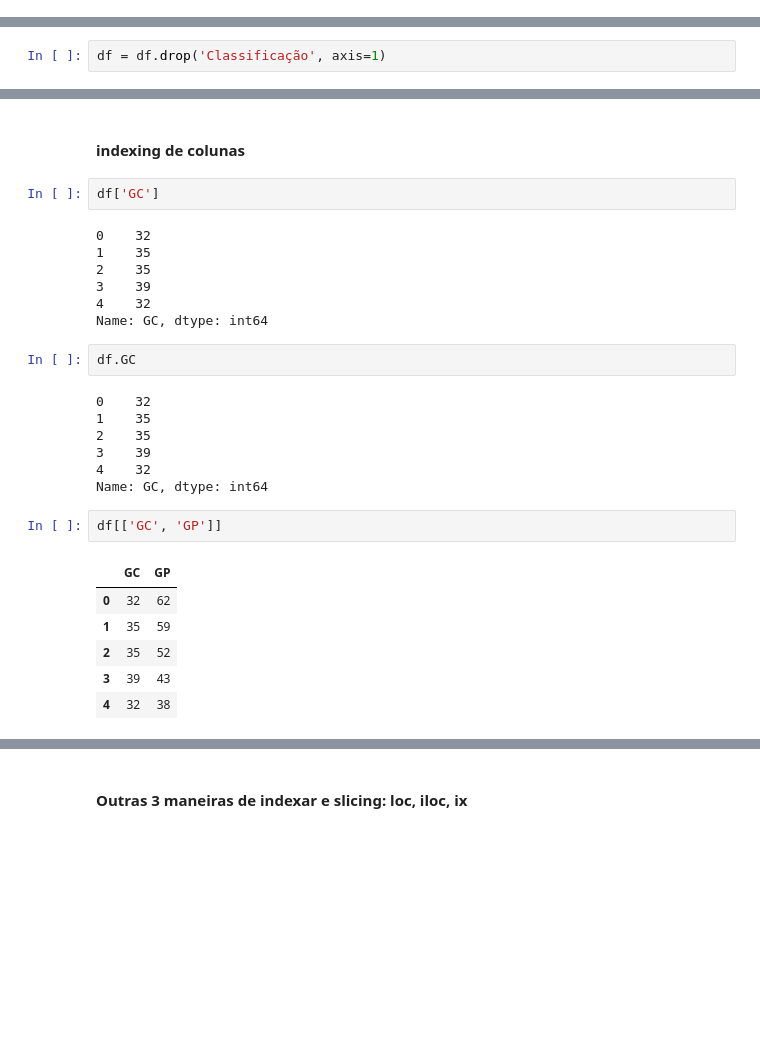
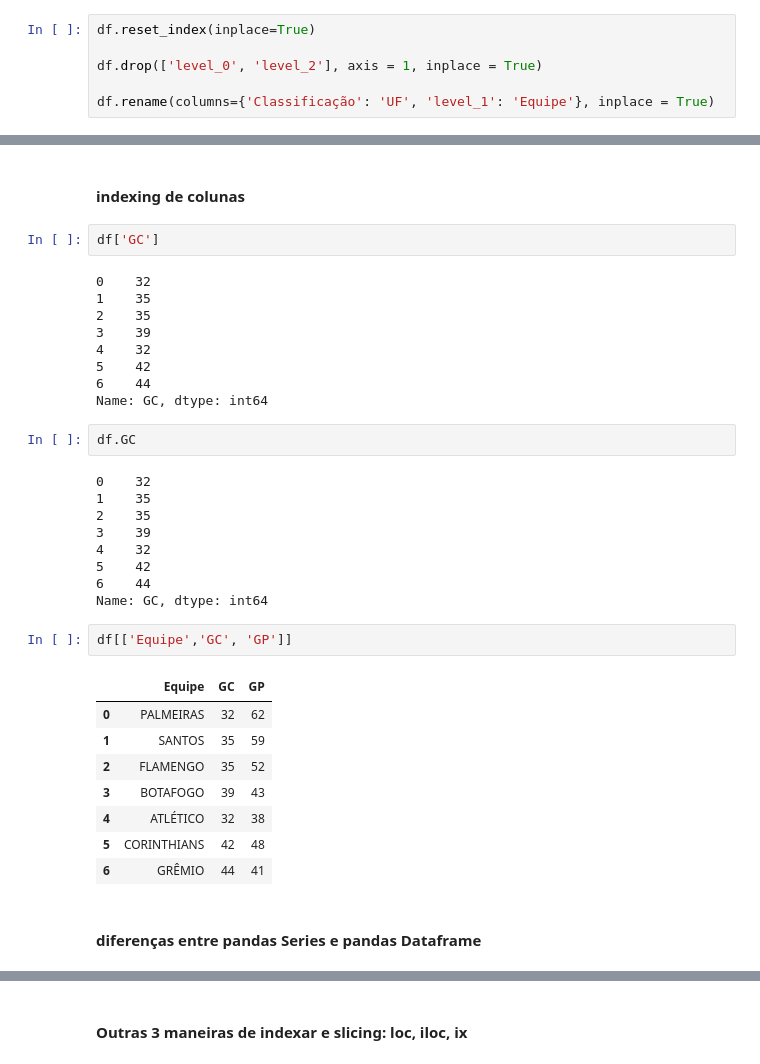
Before and after one commit to hitoshinagano/Locaweb_aulas, a Jupyter notebook: Aula 2017.ipynb, the cells around one changed output, grey strips where cells are left out. Cells and saved outputs as stored; diff of their text form; blank space fills up the shorter version.

```diff
--- a/Aula 2017.ipynb
+++ b/Aula 2017.ipynb
@@ -380,0 +343,6 @@ df
+# %%
+df.reset_index(inplace=True)
+
+df.drop(['level_0', 'level_2'], axis = 1, inplace = True)
+
+df.rename(columns={'Classificação': 'UF', 'level_1': 'Equipe'}, inplace = True)
@@ -424,2 +422,0 @@ df
-# %%
-df = df.drop('Classificação', axis=1)
@@ -444,6 +432,8 @@ df['GC']
 2    35
 3    39
 4    32
+5    42
+6    44
 Name: GC, dtype: int64
 # %%
 df.GC
@@ -453,13 +443,19 @@ df.GC
 2    35
 3    39
 4    32
+5    42
+6    44
 Name: GC, dtype: int64
 # %%
-df[['GC', 'GP']]
+df[['Equipe','GC', 'GP']]
 # %% [output]
-|  | GC | GP |
-| 0 | 32 | 62 |
-| 1 | 35 | 59 |
-| 2 | 35 | 52 |
-| 3 | 39 | 43 |
-| 4 | 32 | 38 |
+|  | Equipe | GC | GP |
+| 0 | PALMEIRAS | 32 | 62 |
+| 1 | SANTOS | 35 | 59 |
+| 2 | FLAMENGO | 35 | 52 |
+| 3 | BOTAFOGO | 39 | 43 |
+| 4 | ATLÉTICO | 32 | 38 |
+| 5 | CORINTHIANS | 42 | 48 |
+| 6 | GRÊMIO | 44 | 41 |
+# %% [markdown]
+#### diferenças entre pandas Series e pandas Dataframe
```
Also changed, not shown: parts of 134 cells of this notebook.
